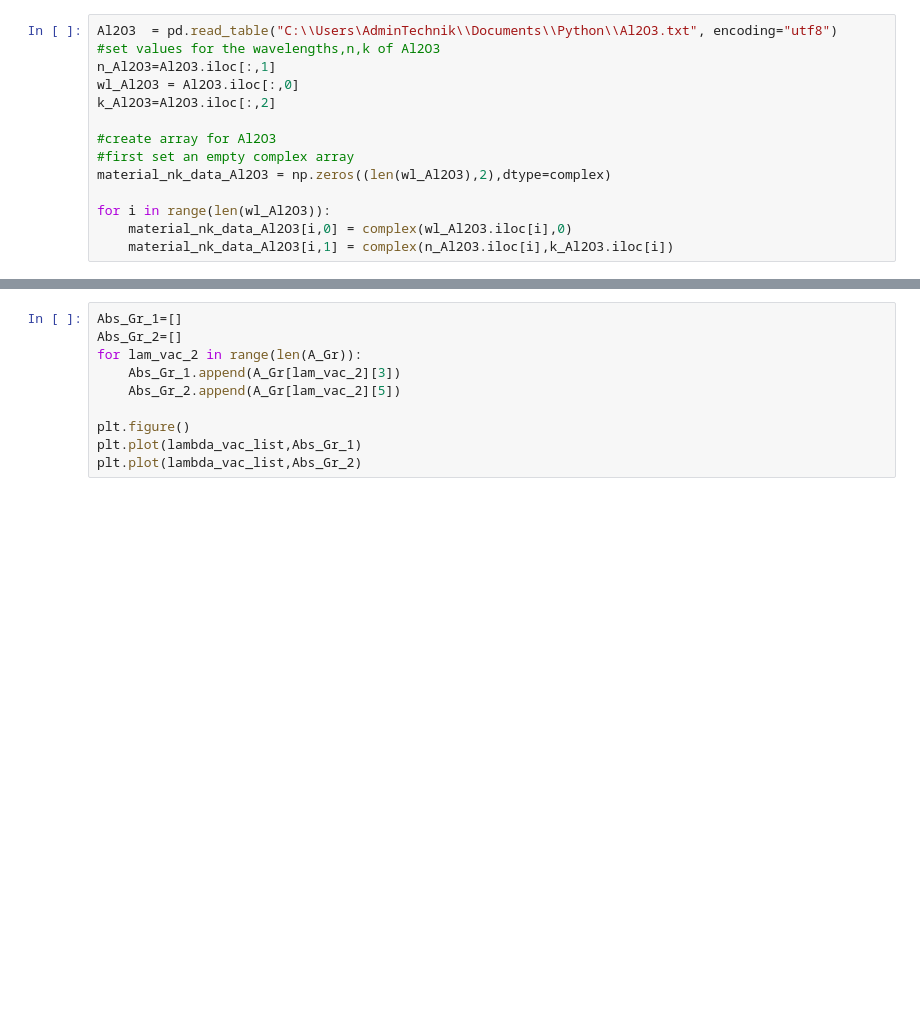
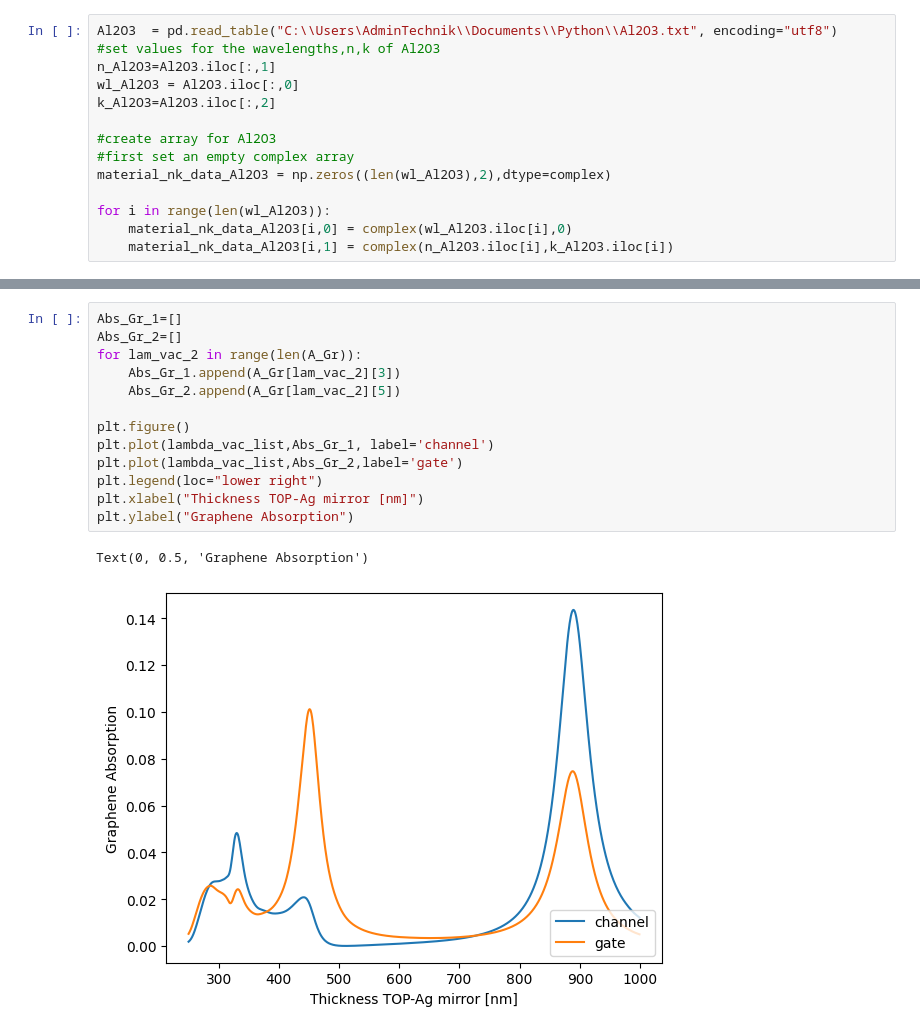
Before and after one commit to Oyofoo/Nanocavity, a Jupyter notebook: TMM_2.ipynb, the cells around one changed output, grey strips where cells are left out. Drawn from its saved outputs; the diff is of its cells as text; blank space fills up the shorter version.

```diff
--- a/TMM_2.ipynb
+++ b/TMM_2.ipynb
@@ -273,12 +273,18 @@ plt.legend(range(0,len(d_list_Gr)),loc="lower right")
 # %%
 Abs_Gr_1=[]
 Abs_Gr_2=[]
 for lam_vac_2 in range(len(A_Gr)):
     Abs_Gr_1.append(A_Gr[lam_vac_2][3])
     Abs_Gr_2.append(A_Gr[lam_vac_2][5])
 
 plt.figure()
-plt.plot(lambda_vac_list,Abs_Gr_1)
-plt.plot(lambda_vac_list,Abs_Gr_2)
+plt.plot(lambda_vac_list,Abs_Gr_1, label='channel')
+plt.plot(lambda_vac_list,Abs_Gr_2,label='gate')
+plt.legend(loc="lower right")
+plt.xlabel("Thickness TOP-Ag mirror [nm]")
+plt.ylabel("Graphene Absorption")
+# %% [output]
+Text(0, 0.5, 'Graphene Absorption')
+[figure, added]
 # %%
 #this Block calculate the thickness of the top mirror with highest ABS for Graphene
```
Also changed, not shown: parts of 5 cells of this notebook.
